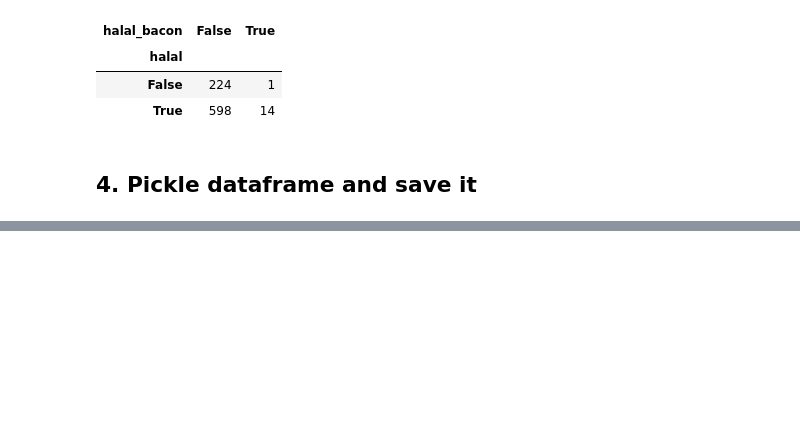
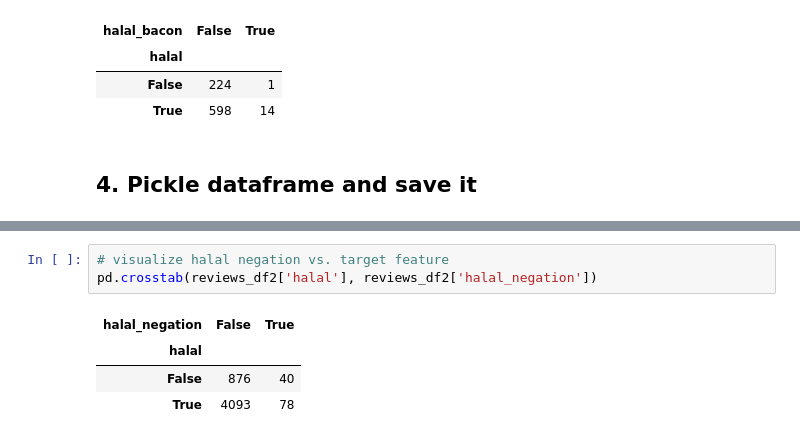
Before and after one commit to WAzaizeh/Halal_o_Meter, a Jupyter notebook: src/features/feature_engineering/Feature_Engineering_2.ipynb, the cells around one changed output, grey strips where cells are left out. Drawn from its saved outputs; the diff is of its cells as text; blank space fills up the shorter version.

```diff
--- a/src/features/feature_engineering/Feature_Engineering_2.ipynb
+++ b/src/features/feature_engineering/Feature_Engineering_2.ipynb
@@ -420,0 +552,8 @@ to_pickle_df.to_pickle(file_name)
+# %%
+# visualize halal negation vs. target feature
+pd.crosstab(reviews_df2['halal'], reviews_df2['halal_negation'])
+# %% [output]
+| halal_negation | False | True |
+| halal |  |  |
+| False | 876 | 40 |
+| True | 4093 | 78 |
```
Also changed, not shown: parts of 16 cells of this notebook, 5 other files.
